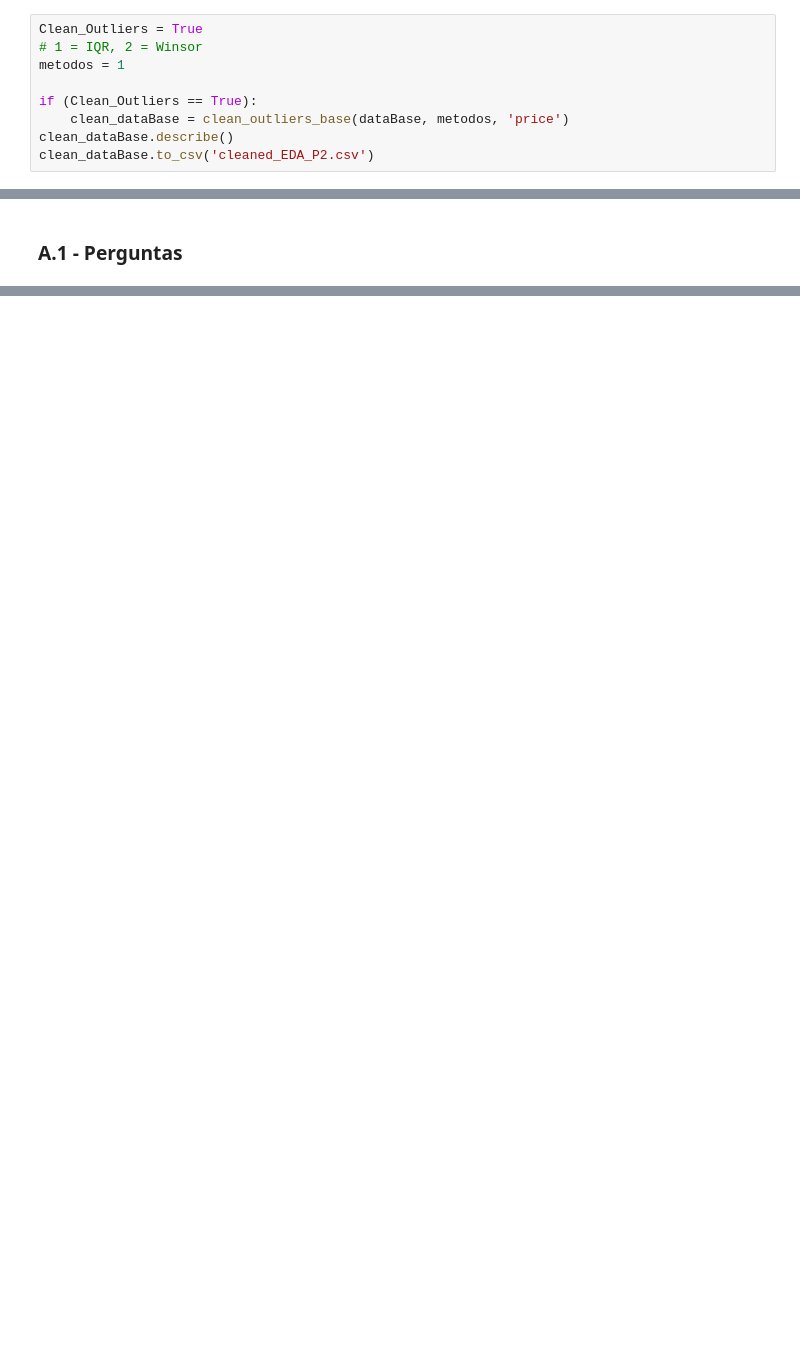
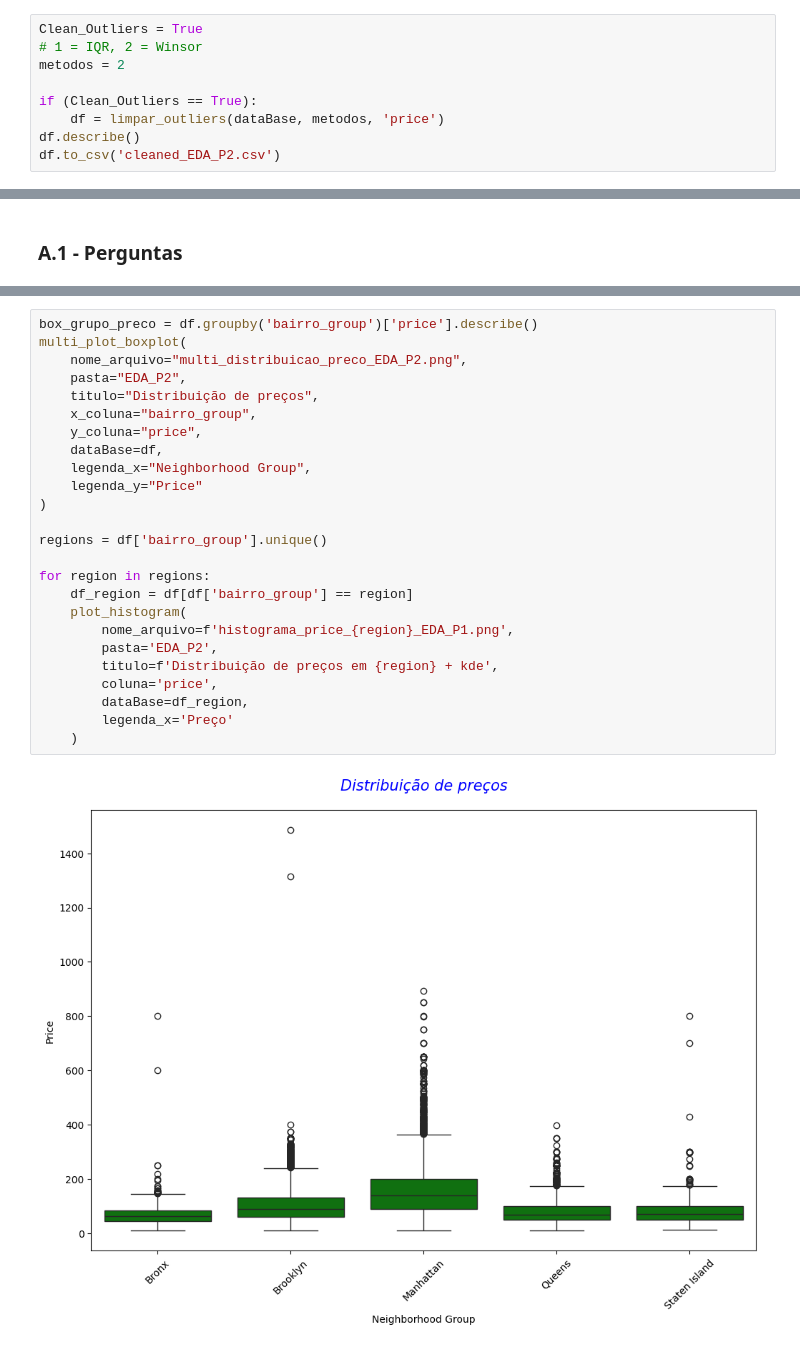
Before and after one commit to SeijiUeno/EDA_NewYork_Listings, a Jupyter notebook: Untitled.ipynb, the cells around one changed output, grey strips where cells are left out. Cells and saved outputs as stored; diff of their text form; blank space fills up the shorter version.

```diff
--- a/Untitled.ipynb
+++ b/Untitled.ipynb
@@ -814,9 +1021,9 @@ def clean_outliers_base(dataBase, metodo, column):
 # %%
 Clean_Outliers = True
 # 1 = IQR, 2 = Winsor
-metodos = 1
+metodos = 2
 
 if (Clean_Outliers == True):
-    clean_dataBase = clean_outliers_base(dataBase, metodos, 'price')
-clean_dataBase.describe()
-clean_dataBase.to_csv('cleaned_EDA_P2.csv')
+    df = limpar_outliers(dataBase, metodos, 'price')
+df.describe()
+df.to_csv('cleaned_EDA_P2.csv')
@@ -824,0 +1038,27 @@ clean_dataBase.to_csv('cleaned_EDA_P2.csv')
+# %%
+box_grupo_preco = df.groupby('bairro_group')['price'].describe()
+multi_plot_boxplot(
+    nome_arquivo="multi_distribuicao_preco_EDA_P2.png",
+    pasta="EDA_P2",
+    titulo="Distribuição de preços",
+    x_coluna="bairro_group",
+    y_coluna="price",
+    dataBase=df,
+    legenda_x="Neighborhood Group",
+    legenda_y="Price"
+)
+
+regions = df['bairro_group'].unique()
+
+for region in regions:
+    df_region = df[df['bairro_group'] == region]
+    plot_histogram(
+        nome_arquivo=f'histograma_price_{region}_EDA_P1.png',
+        pasta='EDA_P2',
+        titulo=f'Distribuição de preços em {region} + kde',
+        coluna='price',
+        dataBase=df_region,
+        legenda_x='Preço'
+    )
+# %% [output]
+[figure, added]
```
Also changed, not shown: parts of 33 cells of this notebook.
